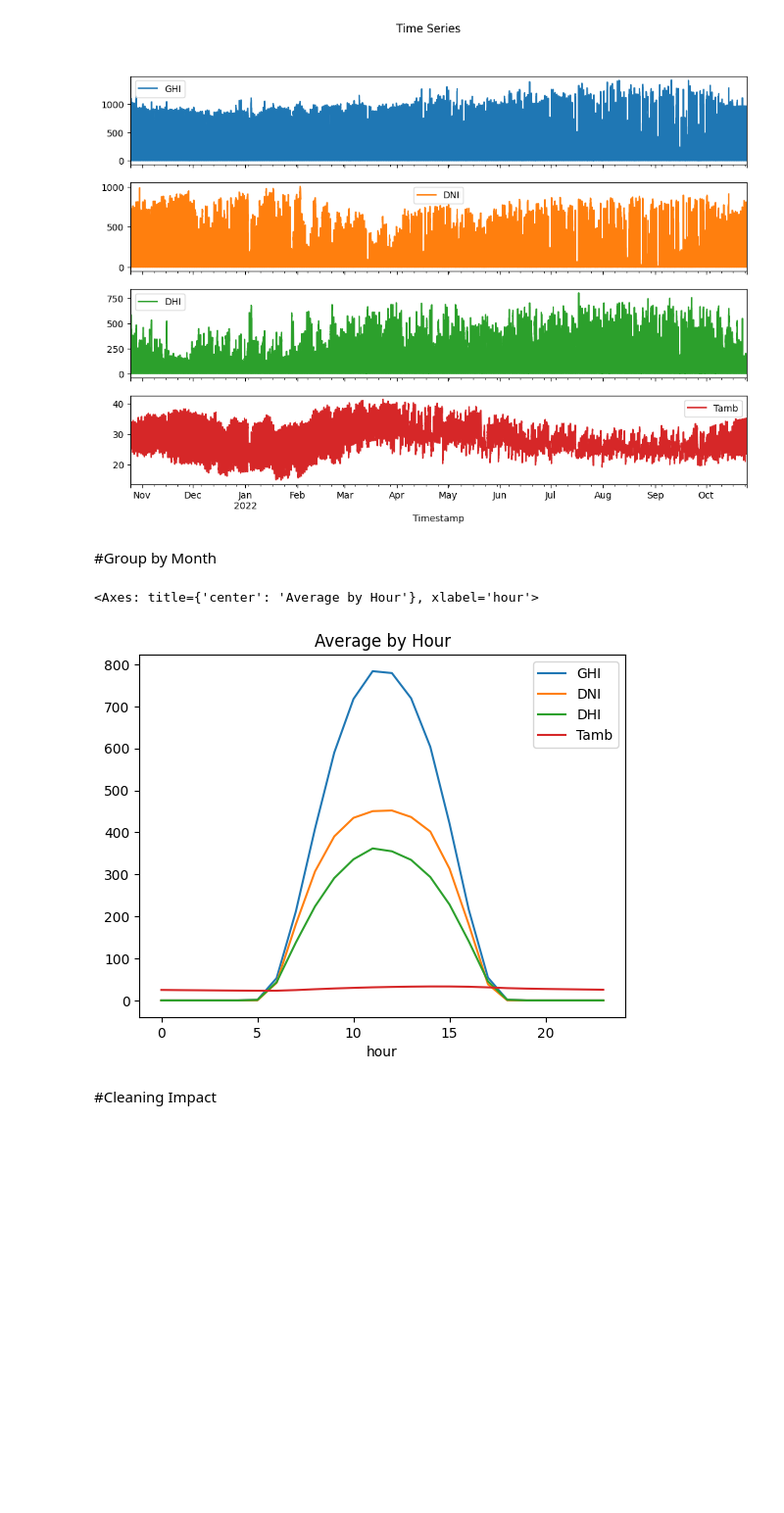
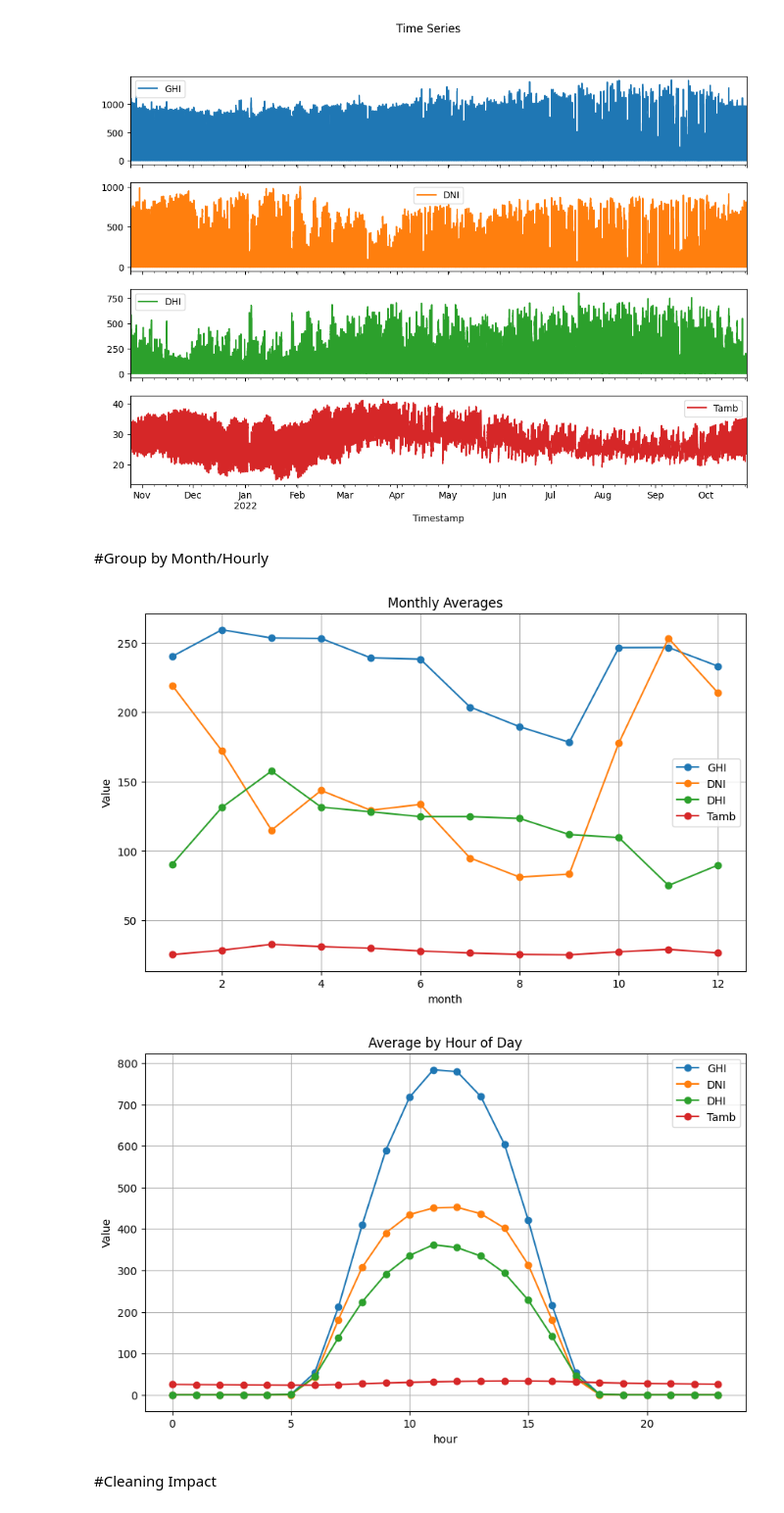
Before and after one commit to samuelkibret/solar-challenge-week1, a Jupyter notebook: notebooks/togo-eda.ipynb, the cells around one changed output. Shown at 98% size. Cells and saved outputs as stored; diff of their text form; code cells hidden in the pictures; blank space fills up the shorter version.

```diff
--- a/notebooks/togo-eda.ipynb
+++ b/notebooks/togo-eda.ipynb
@@ -148,15 +148,32 @@ array([<Axes: xlabel='Timestamp'>, <Axes: xlabel='Timestamp'>,
       dtype=object)
 [figure]
 # %% [markdown]
-#Group by Month
+#Group by Month/Hourly
 # %%
-df['hour'] = df.index.hour
-df['month'] = df.index.month
+df['Timestamp'] = pd.to_datetime(df['Timestamp'])
+df['month'] = df['Timestamp'].dt.month
+df['hour'] = df['Timestamp'].dt.hour
 
-df.groupby('hour')[['GHI', 'DNI', 'DHI', 'Tamb']].mean().plot(title='Average by Hour')
+#monthly
+
+monthly_avg = df.groupby('month')[['GHI', 'DNI', 'DHI', 'Tamb']].mean()
+
+monthly_avg.plot(marker='o', figsize=(10, 6), title='Monthly Averages')
+plt.ylabel('Value')
+plt.grid(True)
+plt.show()
+
+#Hourly
+
+hourly_avg = df.groupby('hour')[['GHI', 'DNI', 'DHI', 'Tamb']].mean()
+
+hourly_avg.plot(marker='o', figsize=(10, 6), title='Average by Hour of Day')
+plt.ylabel('Value')
+plt.grid(True)
+plt.show()
 # %% [output]
-<Axes: title={'center': 'Average by Hour'}, xlabel='hour'>
-[figure, old version]
+[figure, new version]
+[figure, added]
 # %% [markdown]
 #Cleaning Impact
 # %%
```
Also changed, not shown: parts of 7 cells of this notebook.
